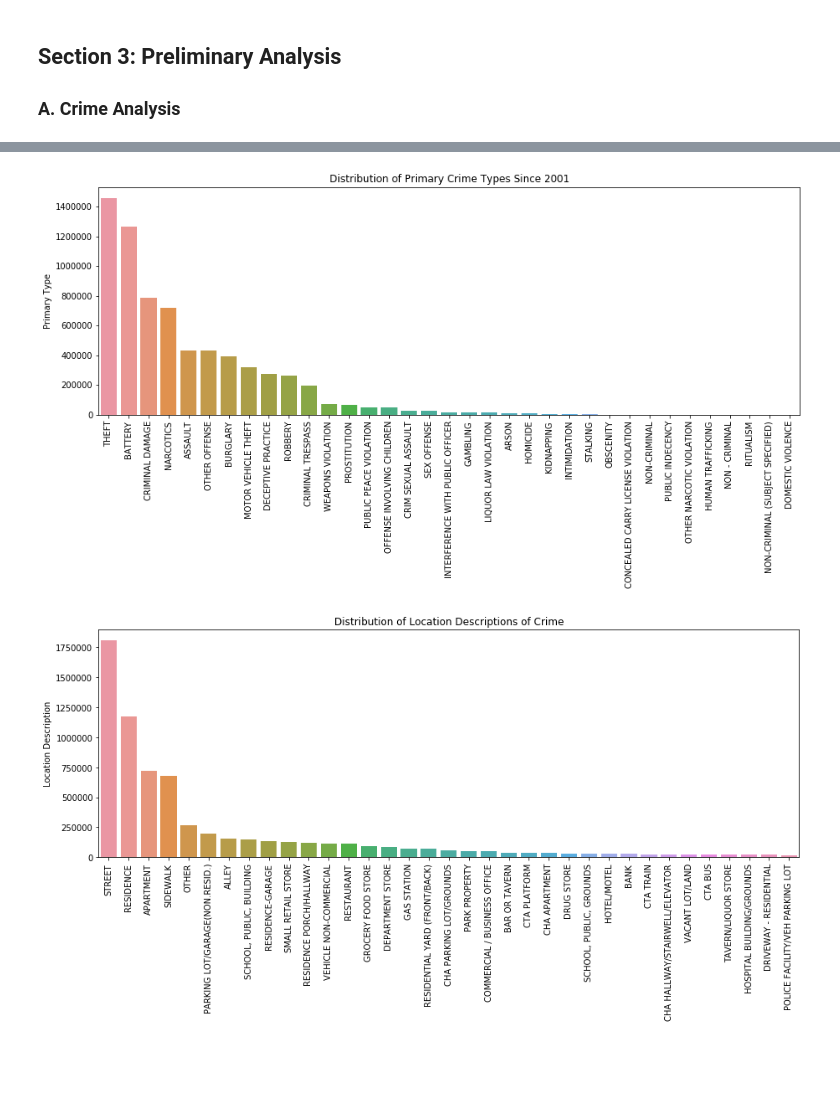
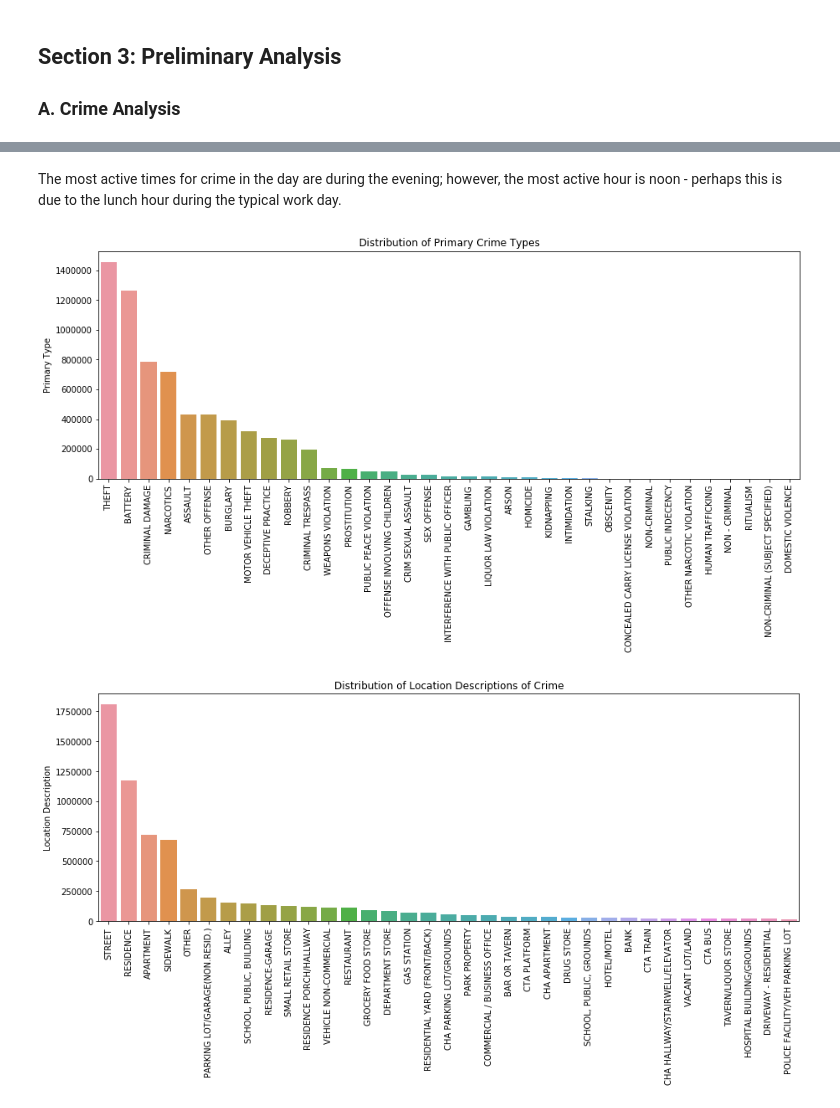
Before and after one commit to paulbenschmidt/chicago-crime, a Jupyter notebook: Predicting Chicago Crime.ipynb, the cells around one changed output, grey strips where cells are left out. Saved outputs shown, nothing was run; the diff lists cells and outputs as text; code cells hidden in the pictures; blank space fills up the shorter version.

```diff
--- a/Predicting Chicago Crime.ipynb
+++ b/Predicting Chicago Crime.ipynb
@@ -115,14 +127,16 @@ df = df.drop(['FBI Code',          # information provided in IUCR
               'Historical Wards 2003-2015'], # provided in Wards
              axis=1)
 # %%
+# Creating function to change hour feature
 def calculate_military_time(entry):
+    '''Function changes normal hour time to military hour time.'''
     if entry[11:13] == '12':
         if entry[-2:] == 'PM':
-            return(12)
+            return('12')
         else:
-            return(00)
+            return('00')
     elif entry[-2:] == 'PM':
-        return(int(entry[11:13]) + 12)
+        return(str(int(entry[11:13]) + 12))
     else:
-        return(entry[11:13])
+        return(str(entry[11:13]))
 # %%
@@ -145,19 +161,20 @@ df['Minute'] = minute
 # Removing feature
 df = df.drop(['Date'], axis=1)
 # %%
-test = df.Day[::-1]
+# Reversing "Day" feature in order to create day of week feature
+reverse_chronological = df.Day[::-1]
 days = ['Sun','Mon','Tues','Wed','Thur','Fri','Sat']
 
+# Creating 'for loop' to label entries with appropriate weekday (pd.to_datetime was too inefficient)
 counter = 6
-
 day_of_week = []
 
-for entry in range(len(test)):
+for entry in range(len(reverse_chronological)):
     if entry == 0:
         day_of_week.append('Sat')
-    elif test[entry] == test[entry-1]:
+    elif reverse_chronological[entry] == reverse_chronological[entry-1]:
         day_of_week.append(days[counter])
-    elif test[entry] != test[entry-1]:
+    elif reverse_chronological[entry] != reverse_chronological[entry-1]:
         if counter == 6:
             counter = 0
             day_of_week.append(days[counter])
@@ -168,4 +185,5 @@ for entry in range(len(test)):
         print('There was an error!')
         break
 
+# Adding feature to DataFrame
 df['weekday'] = day_of_week
@@ -184,0 +291,19 @@ df.head()
+# %%
+# Creating feature to distinguish groupings
+df['date']= df.Year.astype(str) + df.Month + df.Day
+
+# Creating DataFrame for ttest preparation: filling it with crime counts per day of month over every month since 2001
+day_of_month = df.groupby('date')['Day'].count()
+day_of_month = pd.DataFrame(day_of_month)
+df = df.drop('date',1)
+
+# Filling DataFrame with day of month information
+temporary = []
+for entry in day_of_month.index:
+    temporary.append(entry[-2:])
+
+day_of_month['day_of_month'] = temporary
+
+# Creating lists to differentiate between the two sample groups
+all_days = list(day_of_month.day_of_month.unique())
+some_days = [e for e in all_days if e not in ('01','15','29','30','31')]
@@ -185,9 +367,12 @@ df.head()
+# %% [markdown]
+The most active times for crime in the day are during the evening; however, the most active hour is noon - perhaps this is due to the lunch hour during the typical work day.
 # %%
+# Plotting frequency of crime types
 plt.figure(figsize=[15,5])
 g = sns.barplot(x=df['Primary Type'].value_counts().index, y=df['Primary Type'].value_counts())
 plt.xticks(rotation=90)
-plt.title('Distribution of Primary Crime Types Since 2001')
+plt.title('Distribution of Primary Crime Types')
 plt.show()
 # %% [output]
-[figure, old version]
+[figure, new version]
 # %%
```
Also changed, not shown: parts of 115 cells of this notebook.
